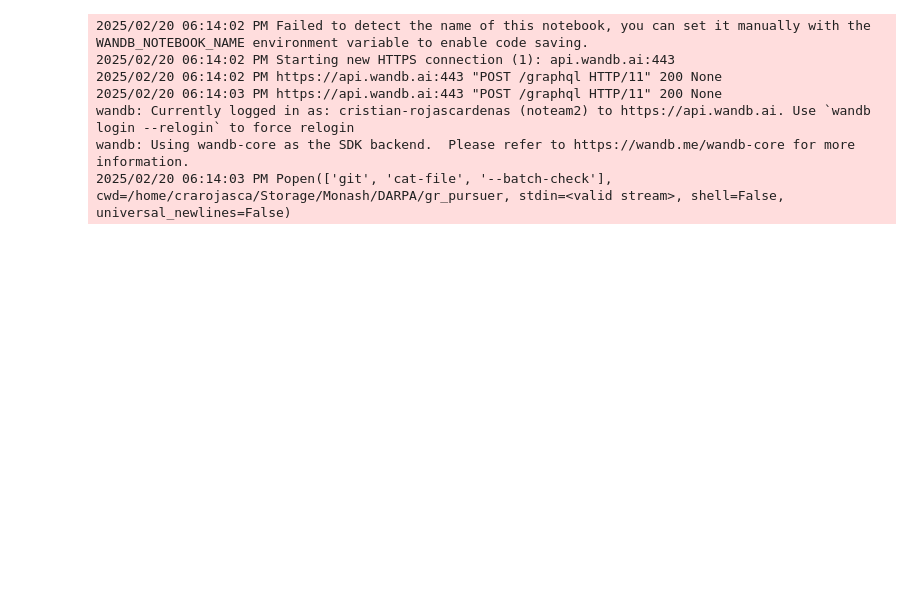
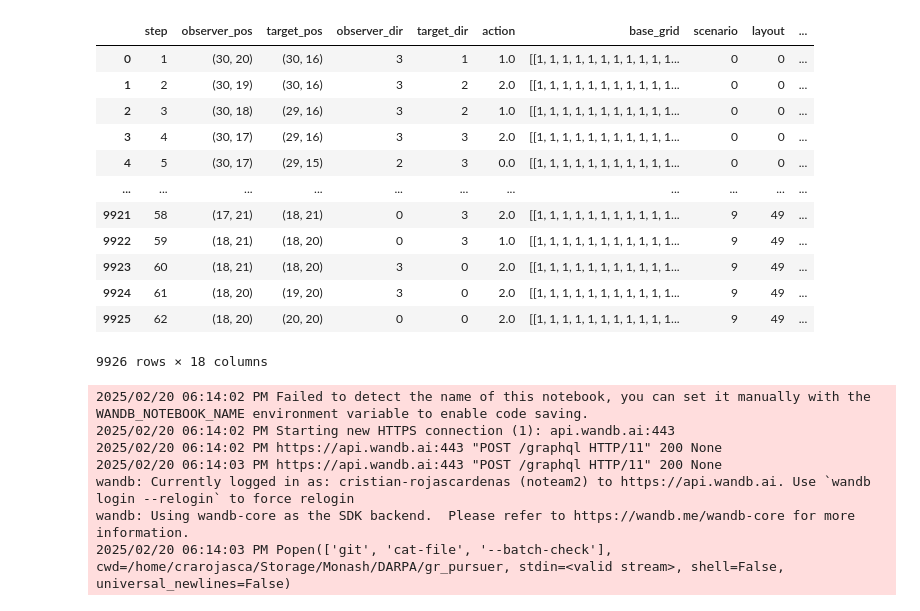
Before and after one commit to chen-yuan-zhang/agr_agents, a Jupyter notebook: gr_pursuer/neural/training.ipynb, the cells around one changed output. Saved outputs shown, nothing was run; the diff lists cells and outputs as text; code cells hidden in the pictures; blank space fills up the shorter version.

```diff
--- a/gr_pursuer/neural/training.ipynb
+++ b/gr_pursuer/neural/training.ipynb
@@ -24,3 +40,19 @@ data = preprocess_data(data, OBSERVATION_WINDOW, SIZE)
+# %%
+data
+# %% [output]
+|  | step | observer_pos | target_pos | observer_dir | target_dir | action | base_grid | scenario | layout | ... |
+| 0 | 1 | (30, 20) | (30, 16) | 3 | 1 | 1.0 | [[1, 1, 1, 1, 1, 1, 1, 1, 1, 1, 1... | 0 | 0 | ... |
+| 1 | 2 | (30, 19) | (30, 16) | 3 | 2 | 2.0 | [[1, 1, 1, 1, 1, 1, 1, 1, 1, 1, 1... | 0 | 0 | ... |
+| 2 | 3 | (30, 18) | (29, 16) | 3 | 2 | 1.0 | [[1, 1, 1, 1, 1, 1, 1, 1, 1, 1, 1... | 0 | 0 | ... |
+| 3 | 4 | (30, 17) | (29, 16) | 3 | 3 | 2.0 | [[1, 1, 1, 1, 1, 1, 1, 1, 1, 1, 1... | 0 | 0 | ... |
+| 4 | 5 | (30, 17) | (29, 15) | 2 | 3 | 0.0 | [[1, 1, 1, 1, 1, 1, 1, 1, 1, 1, 1... | 0 | 0 | ... |
+| ... | ... | ... | ... | ... | ... | ... | ... | ... | ... | ... |
+| 9921 | 58 | (17, 21) | (18, 21) | 0 | 3 | 2.0 | [[1, 1, 1, 1, 1, 1, 1, 1, 1, 1, 1... | 9 | 49 | ... |
+| 9922 | 59 | (18, 21) | (18, 20) | 0 | 3 | 1.0 | [[1, 1, 1, 1, 1, 1, 1, 1, 1, 1, 1... | 9 | 49 | ... |
+| 9923 | 60 | (18, 21) | (18, 20) | 3 | 0 | 2.0 | [[1, 1, 1, 1, 1, 1, 1, 1, 1, 1, 1... | 9 | 49 | ... |
+| 9924 | 61 | (18, 20) | (19, 20) | 3 | 0 | 2.0 | [[1, 1, 1, 1, 1, 1, 1, 1, 1, 1, 1... | 9 | 49 | ... |
+| 9925 | 62 | (18, 20) | (20, 20) | 0 | 0 | 2.0 | [[1, 1, 1, 1, 1, 1, 1, 1, 1, 1, 1... | 9 | 49 | ... |
+9926 rows × 18 columns
 # %%
 data = data.groupby(['layout', 'scenario']).filter(lambda x: len(x) > OBSERVATION_WINDOW).reset_index(drop=True)
 # Format the data
```
Also changed, not shown: parts of 1 cell of this notebook, 6 other files.
